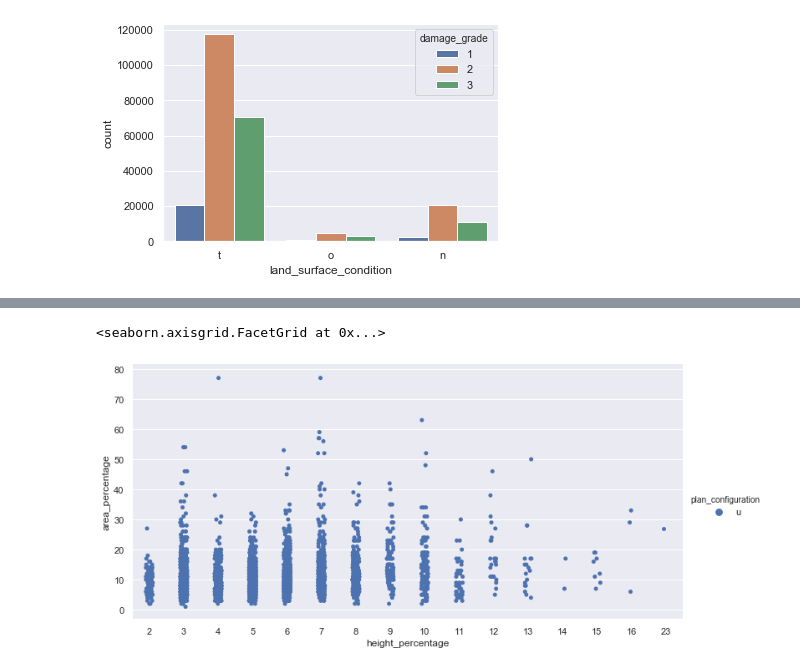
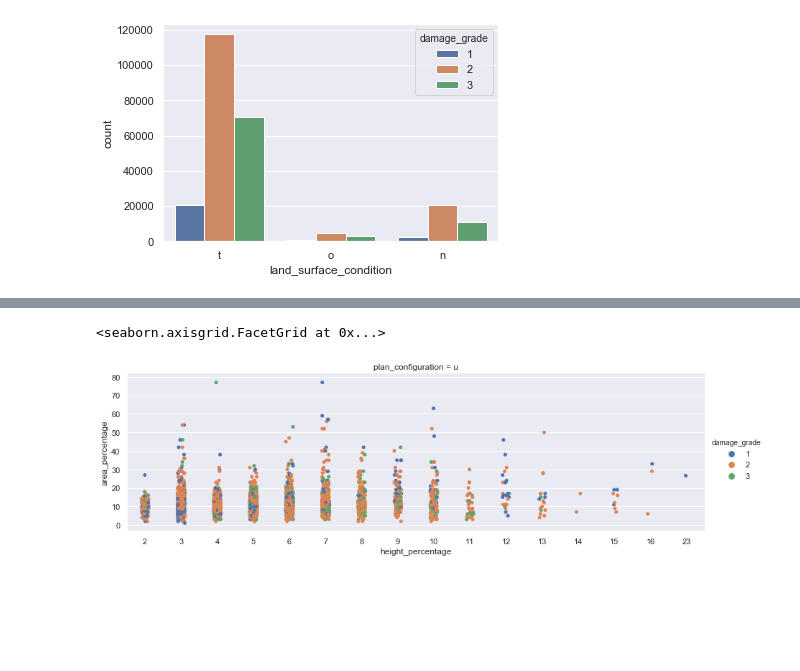
Before and after one commit to jshah39/DataSci, a Jupyter notebook: src/earthquake_shah.ipynb, the cells around one changed output, grey strips where cells are left out. Drawn from its saved outputs; the diff is of its cells as text; code cells hidden in the pictures; blank space fills up the shorter version.

Commit message:
Changed the look for each plan

```diff
--- a/src/earthquake_shah.ipynb
+++ b/src/earthquake_shah.ipynb
@@ -268,5 +249,5 @@ sb.catplot(x="height_percentage", y = "area_percentage",hue="plan_configuration"
 # %%
-sb.catplot(x="height_percentage", y = "area_percentage",hue="plan_configuration", data=uPlanDf, height=5, aspect=2)
+sb.catplot(x="height_percentage", y = "area_percentage",hue="damage_grade", data=uPlanDf, height=4, aspect=3, col="plan_configuration")
 # %% [output]
 <seaborn.axisgrid.FacetGrid at 0x...>
-[figure, old version]
+[figure, new version]
```
Also changed, not shown: parts of 5 cells of this notebook.
